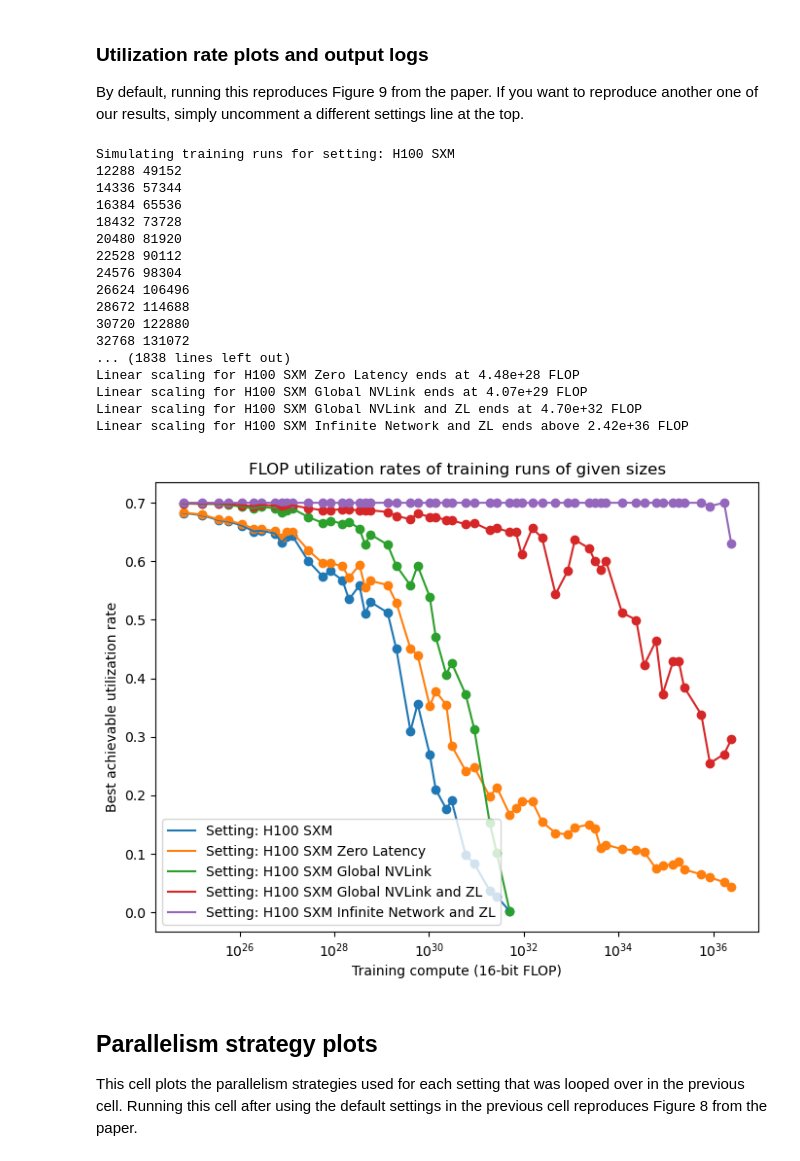
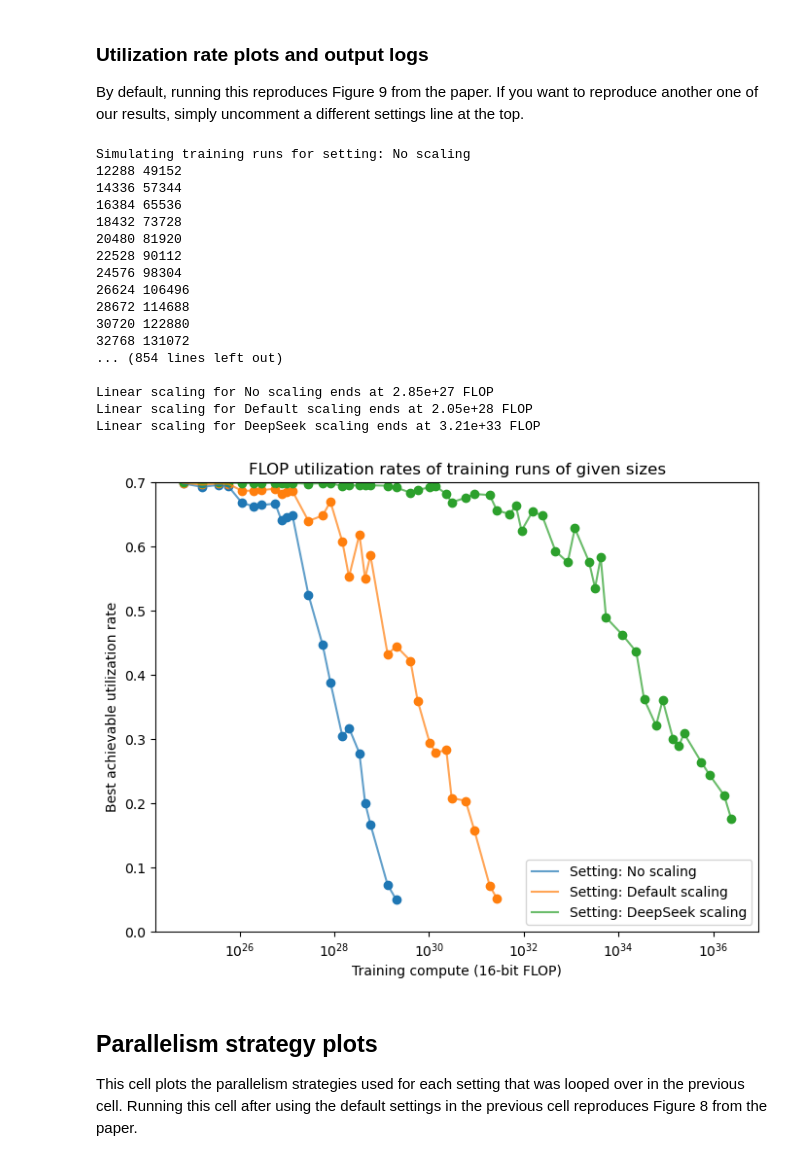
Before and after one commit to ege-erdil/limits_to_distributed_training, a Jupyter notebook: optimal_parallelism.ipynb, the cells around one changed output. Saved outputs shown, nothing was run; the diff lists cells and outputs as text; code cells hidden in the pictures.

```diff
--- a/optimal_parallelism.ipynb
+++ b/optimal_parallelism.ipynb
@@ -13,13 +13,14 @@ import matplotlib.pyplot as plt
 from math import isqrt, prod, gcd
 from itertools import product
 from sympy import divisors as sympy_divisors
-from gpu.gpu_model import GPU, V100_SXM2, A100, H100_SXM5, H100_SXM5_Zero_Latency, H100_SXM5_Superpod, H100_SXM5_Superpod_Zero_Latency, H100_SXM5_Superpod_Singleton, \
-                               H100_SXM5_Global_NVLink, H100_SXM5_Global_NVLink_Zero_Latency, H100_SXM5_Infinite_Network_Zero_Latency, gpu_list, gpu_dict
+from gpu.gpu_model import GPU, V100_SXM2, A100, H100_SXM5, H100_SXM5_Low_Latency, H100_SXM5_Superpod, H100_SXM5_Superpod_Low_Latency, H100_SXM5_Superpod_Singleton, \
+                               H100_SXM5_Global_NVLink, H100_SXM5_Global_NVLink_Low_Latency, H100_SXM5_Infinite_Network_Low_Latency, gpu_list, gpu_dict
 from bisect import bisect_left
 from copy import deepcopy
 from collections import namedtuple
 
 seconds_in_year = 3.154e+7
+run_duration_years = 0.25
 
 @lru_cache(maxsize=None)
 def divisors(N: int) -> list[int]:
@@ -621,11 +633,11 @@ base_comparison_sparse_settings = [SimulationSetting(gpu, number_of_layers, calc
 gpu_list = [
     H100_SXM5,
 #    H100_SXM5_Superpod,
-    H100_SXM5_Zero_Latency,
-#    H100_SXM5_Superpod_Zero_Latency,
+    H100_SXM5_Low_Latency,
+# #    H100_SXM5_Superpod_Low_Latency,
     H100_SXM5_Global_NVLink,
-    H100_SXM5_Global_NVLink_Zero_Latency,
-    H100_SXM5_Infinite_Network_Zero_Latency
+    H100_SXM5_Global_NVLink_Low_Latency,
+    H100_SXM5_Infinite_Network_Low_Latency
 ]
 
 grand_comparison_settings_sparse: list[SimulationSetting] = []
@@ -653,8 +665,8 @@ By default, running this reproduces Figure 9 from the paper. If you want to repr
 # run_name, settings = "base_comparison", base_comparison_settings
 # run_name, settings = "base_comparison_sparse", base_comparison_sparse_settings
 # run_name, settings = "grand_comparison_sparse", grand_comparison_settings_sparse
-run_name, settings = "grand_comparison_dense", grand_comparison_settings_dense
-# run_name, settings = "batch_size_comparison", batch_size_comparison_settings
+# run_name, settings = "grand_comparison_dense", grand_comparison_settings_dense
+run_name, settings = "batch_size_comparison", batch_size_comparison_settings
 
 
 
@@ -676,15 +688,15 @@ d_model_list = sorted([f * 2**i for (f, i) in product(range(1, 17, 2), range(11,
 seq_len = 2048 ## sequence length to use during training
 
 interleaving = True ## set this flag to True if you want to enable pipeline interleaving, set it to False to disable it
-zero_bubble_pp = False ## set this flag to True if you want to enable zero-bubble pipeline parallelism, set it to False to disable it
+consider_zero_bubble_pp = True ## set this flag to True if you want to enable considering zero-bubble pipeline parallelism, set it to False to disable it
 
-def simulate_training_runs(gpu, d_model_list, d_ff_list, layer_fun, sparsity_fun, batch_size_fun, seq_len, years, stopping_utilization_value=0, zero_bubble_pp=False, \
+def simulate_training_runs(gpu, d_model_list, d_ff_list, layer_fun, sparsity_fun, batch_size_fun, seq_len, years, stopping_utilization_value=0, \
                            overlap_TP=1, overlap_DP=1, overlap_PP=1):
     info_list = []
 
     for (d_model, d_ff) in zip(d_model_list, d_ff_list):
         print(d_model, d_ff)
-        result = cluster_size_required(gpu, d_model, d_ff, layer_fun, sparsity_fun, batch_size_fun, seq_len, years=years, zero_bubble_pp=zero_bubble_pp, \
+        result = cluster_size_required(gpu, d_model, d_ff, layer_fun, sparsity_fun, batch_size_fun, seq_len, years=years, \
                                        overlap_TP=overlap_TP, overlap_DP=overlap_DP, overlap_PP=overlap_PP)
 
         if result[0] != None:
@@ -693,7 +705,7 @@ def simulate_training_runs(gpu, d_model_list, d_ff_list, layer_fun, sparsity_fun
             N_DP_opt, N_TP_model_opt, N_TP_ff_opt, N_PP_opt, N_EP_opt, N_DP_tup_opt, N_TP_model_tup_opt, N_TP_ff_tup_opt, N_PP_tup_opt, N_EP_tup_opt, \
             num_of_microbatches_opt, pp_interleaving_factor_opt, recompute_activations_opt, utilization_opt, \
             best_time_yrs, tp_time_opt, dp_time_opt, pp_time_opt, latency_time_opt = \
-                    optimal_parallelism(gpu, d_model, d_ff, local_layers, local_sparsity_factor, local_batch_size, seq_len, N, zero_bubble_pp, overlap_TP, overlap_DP, overlap_PP, interleaving)
+                    optimal_parallelism(gpu, d_model, d_ff, local_layers, local_sparsity_factor, local_batch_size, seq_len, N, overlap_TP, overlap_DP, overlap_PP, interleaving)
 
             N_TP_opt = N_TP_model_opt * N_TP_ff_opt
             N_param_local = 2*d_model*d_ff*local_layers*local_sparsity_factor
@@ -723,7 +735,7 @@ for setting in settings:
     print("Simulating training runs for setting: %s" % (setting.identifier))
     d_ff_list = [4*d for d in d_model_list]
     info_dict[setting] = simulate_training_runs(gpu, d_model_list, d_ff_list, layer_fun=setting.layer_fun, sparsity_fun=setting.sparsity_fun, batch_size_fun=setting.batch_size_fun, \
-                                            seq_len=seq_len, years=0.5, stopping_utilization_value=0.001, zero_bubble_pp=zero_bubble_pp, \
+                                            seq_len=seq_len, years=run_duration_years, stopping_utilization_value=0.001, \
                                             overlap_TP=overlap_TP, overlap_DP=overlap_DP, overlap_PP=overlap_PP)
     print("Simulation complete! Results below:\n")
     for info in info_dict[setting]:
@@ -749,44 +761,46 @@ for setting in settings:
     utilization_list = [info[8] for info in info_dict[setting]]
     linear_scaling_end_dict[setting] = linear_scaling_regime_ends
 
-    plt.plot(compute_list, utilization_list, label="Setting: %s" % (setting.identifier))
+    plt.plot(compute_list, utilization_list, label="Setting: %s" % (setting.identifier), alpha=0.7)
     plt.scatter(compute_list, utilization_list)
 
 for setting in linear_scaling_end_dict:
     if linear_scaling_end_dict[setting] == None:
         print("Linear scaling for %s ends above %.2e FLOP" % (setting.identifier, max([info[6] for info in info_dict[setting]])))
     else:
         print("Linear scaling for %s ends at %.2e FLOP" % (setting.identifier, linear_scaling_end_dict[setting]))
 
 plt.xscale("log")
 plt.xlabel(f"Training compute ({int(8*gpu.bytewidth)}-bit FLOP)")
 plt.ylabel("Best achievable utilization rate")
+max_theoretical_util = max([s.gpu.clock_Hz/s.gpu.max_clock_Hz for s in settings])
+plt.ylim(0, max_theoretical_util)
 plt.legend()
 
 plt.title("FLOP utilization rates of training runs of given sizes")
 
 plt.savefig("visuals/utilization_plot_%s.png" % (run_name))
 plt.savefig("visuals/utilization_plot_%s.pdf" % (run_name))
 plt.show()
 # %% [output]
-Simulating training runs for setting: H100 SXM
+Simulating training runs for setting: No scaling
 12288 49152
 14336 57344
 16384 65536
 18432 73728
 20480 81920
 22528 90112
 24576 98304
 26624 106496
 28672 114688
 30720 122880
 32768 131072
-... (1838 lines left out)
-Linear scaling for H100 SXM Zero Latency ends at 4.48e+28 FLOP
-Linear scaling for H100 SXM Global NVLink ends at 4.07e+29 FLOP
-Linear scaling for H100 SXM Global NVLink and ZL ends at 4.70e+32 FLOP
-Linear scaling for H100 SXM Infinite Network and ZL ends above 2.42e+36 FLOP
+... (854 lines left out)
+
+Linear scaling for No scaling ends at 2.85e+27 FLOP
+Linear scaling for Default scaling ends at 2.05e+28 FLOP
+Linear scaling for DeepSeek scaling ends at 3.21e+33 FLOP
-[figure, old version]
+[figure, new version]
 # %% [markdown]
 ## Parallelism strategy plots
 
```
Also changed, not shown: parts of 2 cells of this notebook, 6 other files.
